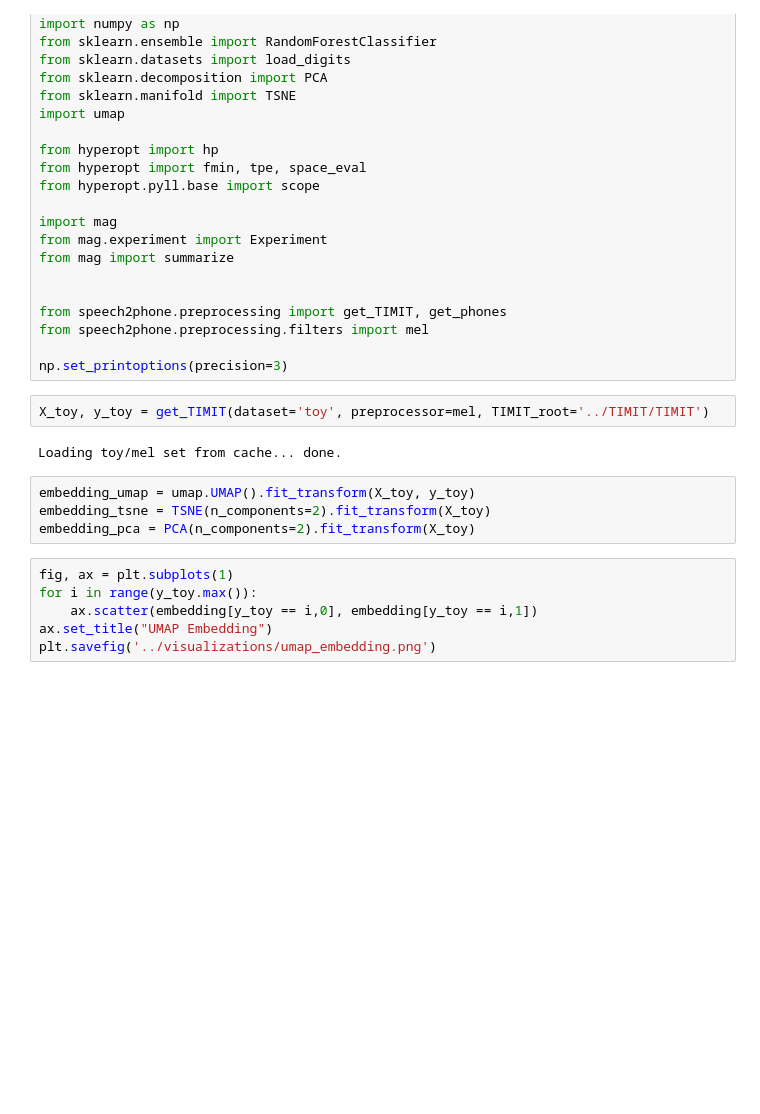
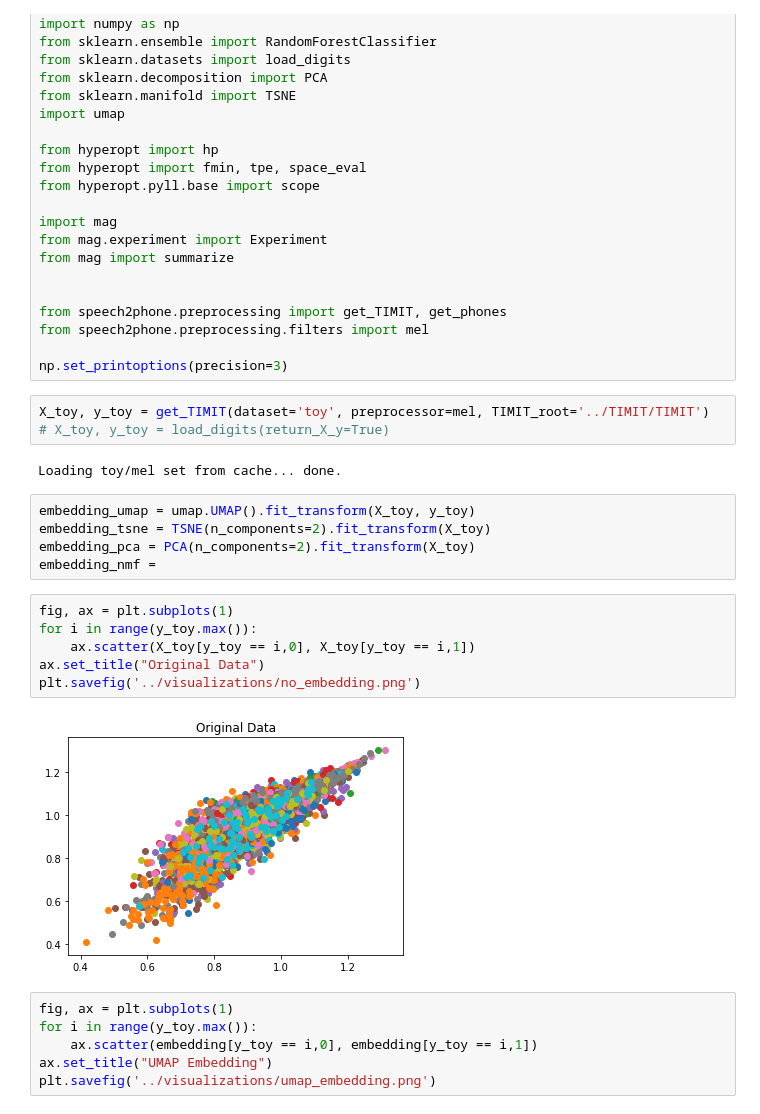
Before and after one commit to jarednielsen/speech2phone, a Jupyter notebook: temp_jared/phoneme_embeddings.ipynb, the cells around one changed output. Saved outputs shown, nothing was run; the diff lists cells and outputs as text; blank space fills up the shorter version.

```diff
--- a/temp_jared/Untitled.ipynb
+++ b/temp_jared/phoneme_embeddings.ipynb
@@ -26,12 +26,22 @@ from speech2phone.preprocessing.filters import mel
 np.set_printoptions(precision=3)
 # %%
 X_toy, y_toy = get_TIMIT(dataset='toy', preprocessor=mel, TIMIT_root='../TIMIT/TIMIT')
+# X_toy, y_toy = load_digits(return_X_y=True)
 # %% [output]
 Loading toy/mel set from cache... done.
 # %%
 embedding_umap = umap.UMAP().fit_transform(X_toy, y_toy)
 embedding_tsne = TSNE(n_components=2).fit_transform(X_toy)
 embedding_pca = PCA(n_components=2).fit_transform(X_toy)
+embedding_nmf =
+# %%
+fig, ax = plt.subplots(1)
+for i in range(y_toy.max()):
+    ax.scatter(X_toy[y_toy == i,0], X_toy[y_toy == i,1])
+ax.set_title("Original Data")
+plt.savefig('../visualizations/no_embedding.png')
+# %% [output]
+[figure, added]
 # %%
 fig, ax = plt.subplots(1)
 for i in range(y_toy.max()):
```
Also changed, not shown: parts of 1 cell of this notebook, 9 other files.
